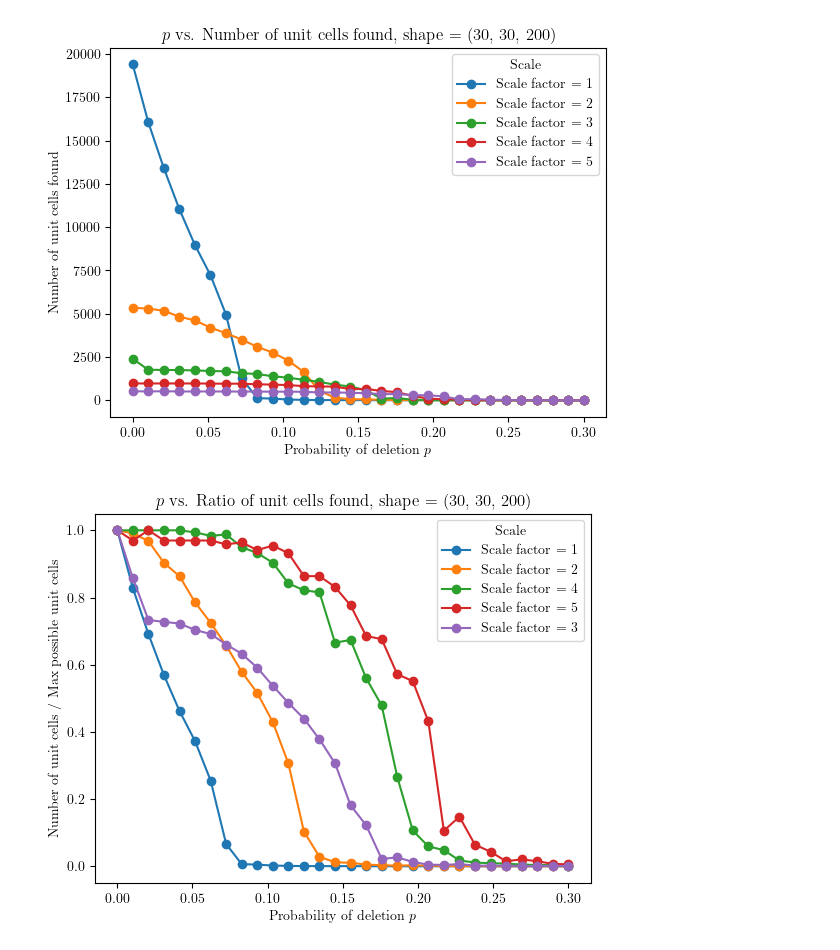
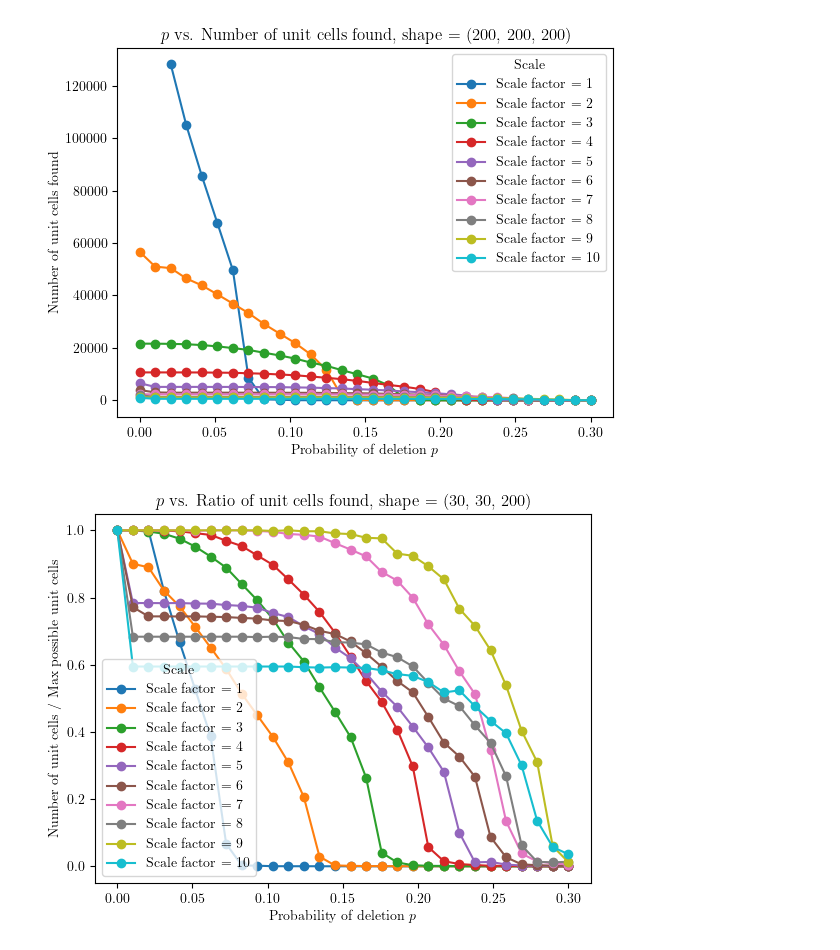
Before and after one commit to zhiihan/ClusterSim, a Jupyter notebook: src/analysis/plotting.ipynb, the cells around one changed output. Cells and saved outputs as stored; diff of their text form; code cells hidden in the pictures.

```diff
--- a/src/analysis/plotting.ipynb
+++ b/src/analysis/plotting.ipynb
@@ -3,7 +3,7 @@ import matplotlib.pyplot as plt
 import pandas as pd
 import numpy as np
 
-df = pd.read_csv("./data/test.csv")
+df = pd.read_csv("./data/2025_05_15.csv").sort_values(by=['scale', 'p'])
 
 plt.rcParams.update({
     "text.usetex": True,
@@ -19,41 +19,41 @@ for scale in df['scale'].unique():
     plt.plot(subset['p'], subset['unit_cells'], marker='o', label=f'Scale factor = {scale}')
 
 
-plt.title("$p$ vs. Number of unit cells found, shape = (30, 30, 200)")
+plt.title("$p$ vs. Number of unit cells found, shape = (200, 200, 200)")
 plt.xlabel("Probability of deletion $p$")
 plt.ylabel("Number of unit cells found")
 plt.legend(title="Scale")
 plt.savefig("data/unit_cells.pdf", dpi=300, bbox_inches='tight')
 plt.show()
 # %% [output]
-[figure, old version]
+[figure, new version]
 # %%
 import matplotlib.pyplot as plt
 import pandas as pd
 import numpy as np
 
-df = pd.read_csv("./data/test.csv")
+df = pd.read_csv("./data/2025_05_15.csv").sort_values(by=['scale', 'p'])
 
 plt.rcParams.update({
     "text.usetex": True,
     'font.family': 'serif',
     'font.serif': ['Computer Modern']
     })
 
 #plt.figure(figsize=(10, 6))
 for scale in df['scale'].unique():
     subset = df[df['scale'] == scale]
 
     max_unit_cells_per_scale = subset['unit_cells'].max()
 
     plt.plot(subset['p'], subset['unit_cells'] / max_unit_cells_per_scale, marker='o', label=f'Scale factor = {scale}')
 
 
 plt.title("$p$ vs. Ratio of unit cells found, shape = (30, 30, 200)")
 plt.xlabel("Probability of deletion $p$")
 plt.ylabel("Number of unit cells / Max possible unit cells")
 plt.legend(title="Scale")
 plt.savefig("data/unit_cells_ratio.pdf", dpi=300, bbox_inches='tight')
 plt.show()
 # %% [output]
-[figure, old version]
+[figure, new version]
```
Also changed, not shown: 5 other files.
